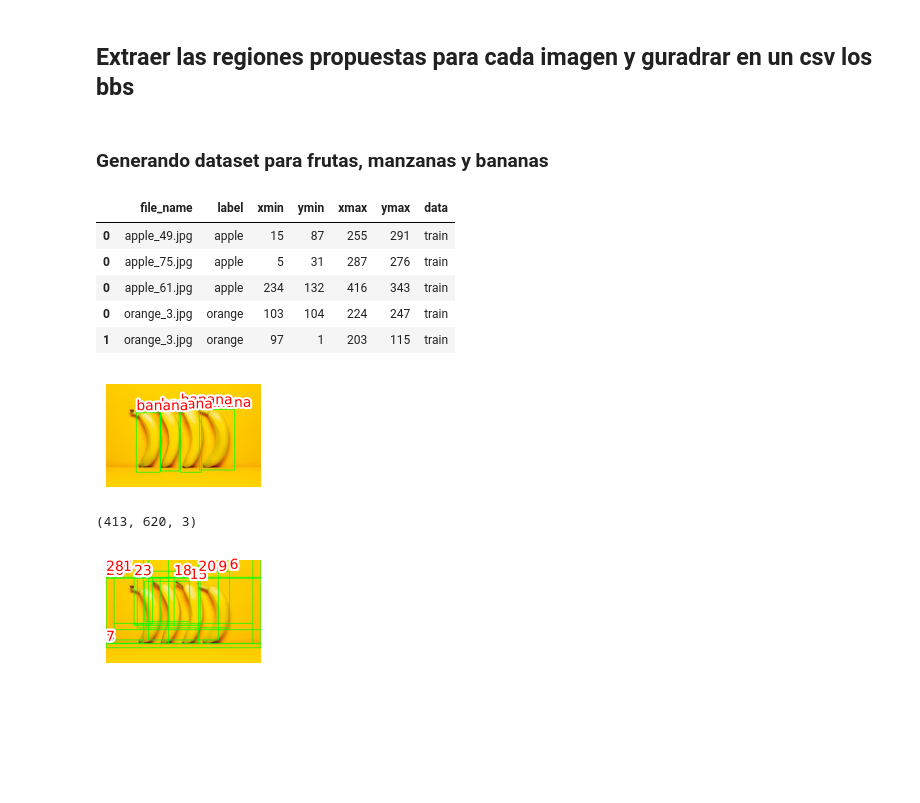
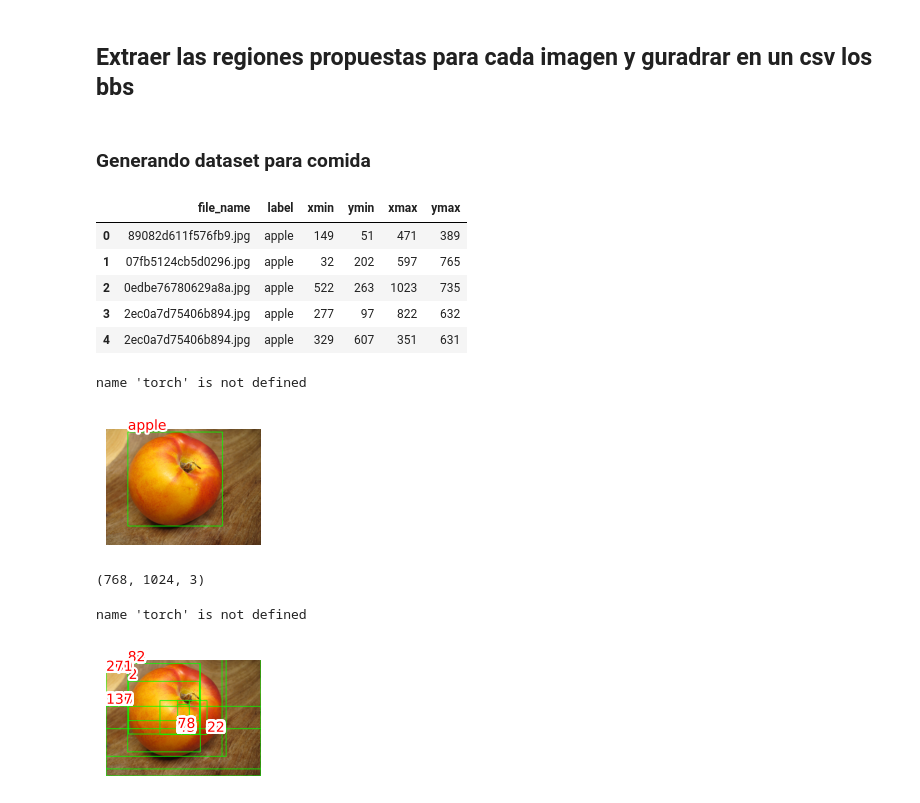
Before and after one commit to MGonza20/ProyectoFinal_DeepLearning, a Jupyter notebook: object_detector/dataset_generator.ipynb, the cells around one changed output. Cells and saved outputs as stored; diff of their text form; code cells hidden in the pictures; blank space fills up the shorter version.

```diff
--- a/object_detector/dataset_generator.ipynb
+++ b/object_detector/dataset_generator.ipynb
@@ -8,7 +9,9 @@ import pandas as pd
 # %% [markdown]
 # Generando datasets para entrenar el modelo
 # %%
-IMAGE_FOLDER='datasets/dataset01/images'
+# oi_download_dataset --csv_dir google_images/annotations --base_dir google_images/images --labels Carrot Tomato Apple Banana Orange Bread Cheese Mango Broccoli Grape Lemon Pineapple --format pascal --limit 1000
+IMAGE_FOLDER='google_images/images'
+IMAGE_CLASSES = ['apple', 'banana', 'bread', 'broccoli', 'carrot', 'cheese', 'grape', 'lemon', 'mango', 'orange', 'pineapple', 'tomato']
 class ImageDataset(Dataset):
 	def __init__(self, df, image_folder):
 		self.df = df
@@ -20,7 +23,8 @@ class ImageDataset(Dataset):
 	def __getitem__(self, index):
 		image_file = self.unique_images[index]
 		image_df = self.df[self.df['file_name'] == image_file]
-		image_path = f'{self.image_folder}/{image_file}'
+		image_class = image_df['label'].values[0]
+		image_path = f'{self.image_folder}/{image_class}/images/{image_file}'
 		image = cv2.imread(image_path, 1)[...,::-1] # BGR to RGB
 		bboxes = image_df[['xmin', 'ymin', 'xmax', 'ymax']].values
 		image_classes = image_df['label'].values
@@ -65,38 +62,34 @@ def generate_df(files, data):
 # %% [markdown]
-### Generando dataset para frutas, manzanas y bananas
+### Generando dataset para comida
 # %%
-test_files = glob.glob("images/dataset01/test/*.xml")
-train_files = glob.glob("images/dataset01/train/*.xml")
-train_df = generate_df(train_files, 'train')
-test_df = generate_df(test_files, 'test')
-df = pd.concat([train_df,test_df])
+
+df = generate_df()
 # Save df as csv into images/dataset01
-df.to_csv('images/dataset01/df.csv', index=False)
+df.to_csv('google_images/df.csv', index=False)
 
 df.head()
 # %% [output]
-|  | file_name | label | xmin | ymin | xmax | ymax | data |
-| 0 | apple_49.jpg | apple | 15 | 87 | 255 | 291 | train |
-| 0 | apple_75.jpg | apple | 5 | 31 | 287 | 276 | train |
-| 0 | apple_61.jpg | apple | 234 | 132 | 416 | 343 | train |
-| 0 | orange_3.jpg | orange | 103 | 104 | 224 | 247 | train |
-| 1 | orange_3.jpg | orange | 97 | 1 | 203 | 115 | train |
+|  | file_name | label | xmin | ymin | xmax | ymax |
+| 0 | 89082d611f576fb9.jpg | apple | 149 | 51 | 471 | 389 |
+| 1 | 07fb5124cb5d0296.jpg | apple | 32 | 202 | 597 | 765 |
+| 2 | 0edbe76780629a8a.jpg | apple | 522 | 263 | 1023 | 735 |
+| 3 | 2ec0a7d75406b894.jpg | apple | 277 | 97 | 822 | 632 |
+| 4 | 2ec0a7d75406b894.jpg | apple | 329 | 607 | 351 | 631 |
 # %%
-fruits_df = pd.read_csv('datasets/dataset01/df.csv')
-image_ds = ImageDataset(fruits_df, IMAGE_FOLDER)
-image, bboxes, classes, image_file = image_ds[4]
-
-
+food_df = pd.read_csv('google_images/df.csv')
+image_ds = ImageDataset(food_df, IMAGE_FOLDER)
+image, bboxes, classes, image_file = image_ds[20]
 show(image, bbs=bboxes, texts=classes, sz=2, text_sz=10)
 print(image.shape)
 # %% [output]
+name 'torch' is not defined
-[figure, old version]
+[figure, new version]
-(413, 620, 3)
+(768, 1024, 3)
 # %%
 def extract_candidates(img):
   # img - (h,w,3)
   candidates = []
-  img_lbl, regions = selectivesearch.selective_search(img, min_size=200,scale=200)
+  img_lbl, regions = selectivesearch.selective_search(img, min_size=50,scale=150)
   image_area = np.prod(img.shape[:2])
   for r in regions:
     if r in candidates: continue
@@ -108,7 +101,8 @@ candidates = extract_candidates(image)
 
 show(image, bbs=candidates, texts=[f'{i}' for i in range(len(candidates))], sz=2, text_sz=10)
 # %% [output]
+name 'torch' is not defined
-[figure, old version]
+[figure, new version]
 # %%
 def extract_iou(boxA, boxB, epsilon = 1e-5):
   x1 = max(boxA[0], boxB[0])
```
Also changed, not shown: parts of 15 cells of this notebook, 7 other files.
